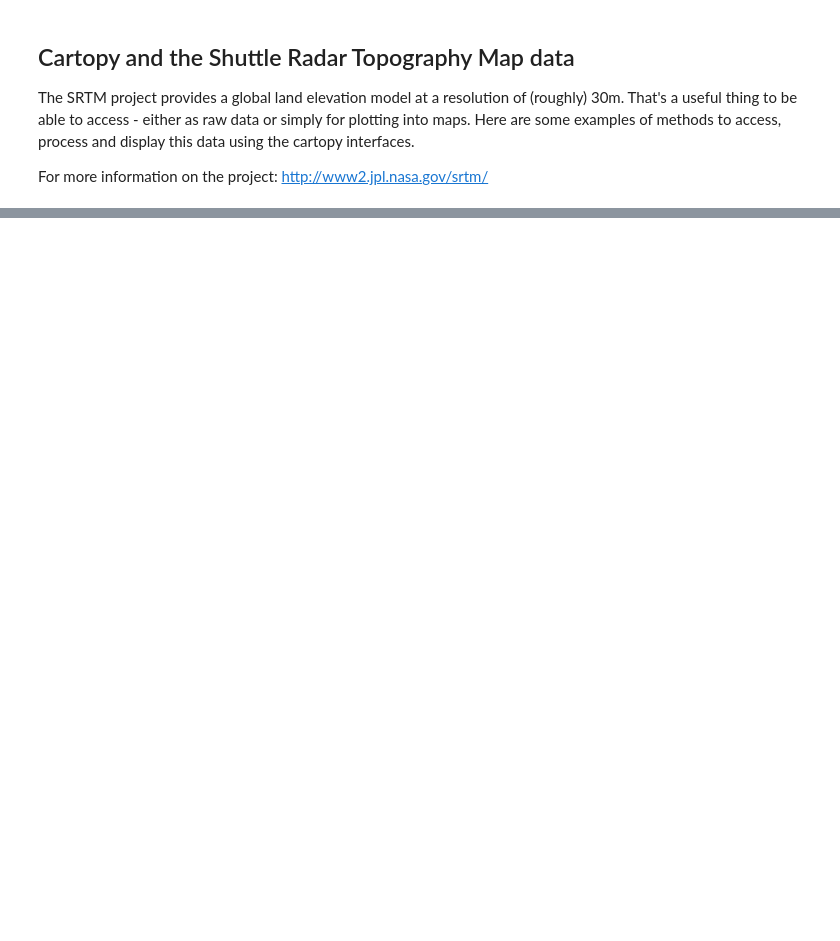
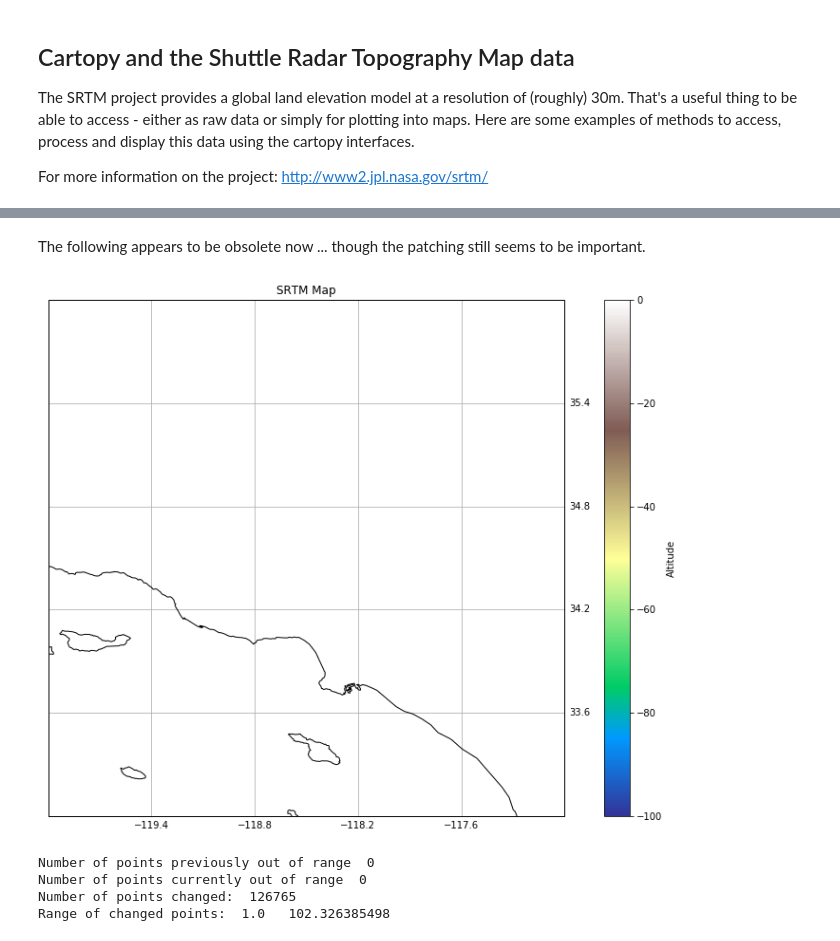
Before and after one commit to Underworld-Geodynamics-Education/Cloud-Intro2Python, a Jupyter notebook: Notebooks/Mapping/6 - Working with Shuttle Radar Topography.ipynb, the cells around one changed output, grey strips where cells are left out. Saved outputs shown, nothing was run; the diff lists cells and outputs as text; code cells hidden in the pictures; blank space fills up the shorter version.

```diff
--- a/Notebooks/Mapping/6 - Working with Shuttle Radar Topography.ipynb
+++ b/Notebooks/Mapping/6 - Working with Shuttle Radar Topography.ipynb
@@ -65,27 +118,31 @@ gl.ylabels_left = False
+# %% [markdown]
+The following appears to be obsolete now ... though the patching still seems to be important.
 # %%
 # The original data have some holes which can be seen in this image. Previously we just clipped
 # them out by setting a minimum in the allowable values to plot.
 
 plt.figure(figsize=(15, 10))
 ax = plt.subplot(111, projection=ccrs.PlateCarree())
 
 elev, crs, extent = SRTM3Source().combined(lon0, lat0, 3, 3)
 
 
-# elev = np.ma.masked_less_equal(elev, -100, copy=False)
+elev = np.ma.masked_less_equal(elev, -100, copy=False)
 
 plt.imshow(elev, extent=extent, transform=crs,
-           cmap='terrain', origin='lower', vmin=-32000.0, vmax=-12000)
+           cmap='terrain', origin='lower' , vmin=-100.0, vmax=-0.0)
 
 ax.add_feature(coastline, edgecolor="black", linewidth=1, zorder=3)
 
 
 cb = plt.colorbar(orientation='vertical')
 cb.set_label('Altitude')
 plt.title("SRTM Map")
 gl = ax.gridlines(draw_labels=True)
 gl.xlabels_top = False
 gl.ylabels_left = False
+# %% [output]
+[figure, added]
 # %%
 # Patching holes in the data by a smoothing / interpolation routine from gdal
 
@@ -106,7 +163,7 @@ result = gdal.FillNodata(dstband, maskband,
                          max_distance, smoothing_iterations, options,
                          callback=None)
 
-elev = dstband.ReadAsArray()
+elev2 = dstband.ReadAsArray()
 
 # It's probably worth looking at these figures to see what is going on
 
@@ -114,6 +171,11 @@ print "Number of points previously out of range ", np.count_nonzero( old_elev <
 print "Number of points currently out of range ", np.count_nonzero( elev < -12000)
 print "Number of points changed: ", np.count_nonzero(elev-old_elev)
 print "Range of changed points: ",  elev[elev != old_elev].min(), " ", elev[elev != old_elev].max()
+# %% [output]
+Number of points previously out of range  0
+Number of points currently out of range  0
+Number of points changed:  126765
+Range of changed points:  1.0   102.326385498
 # %%
 # And plotting
 
```
Also changed, not shown: parts of 9 cells of this notebook, 7 other files.
